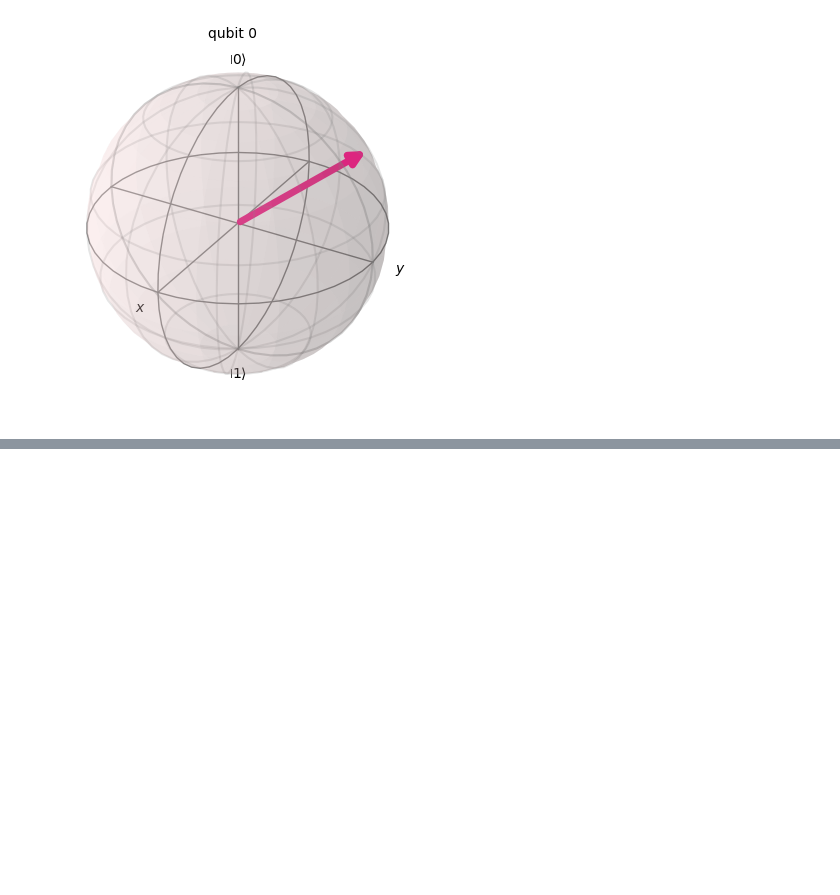
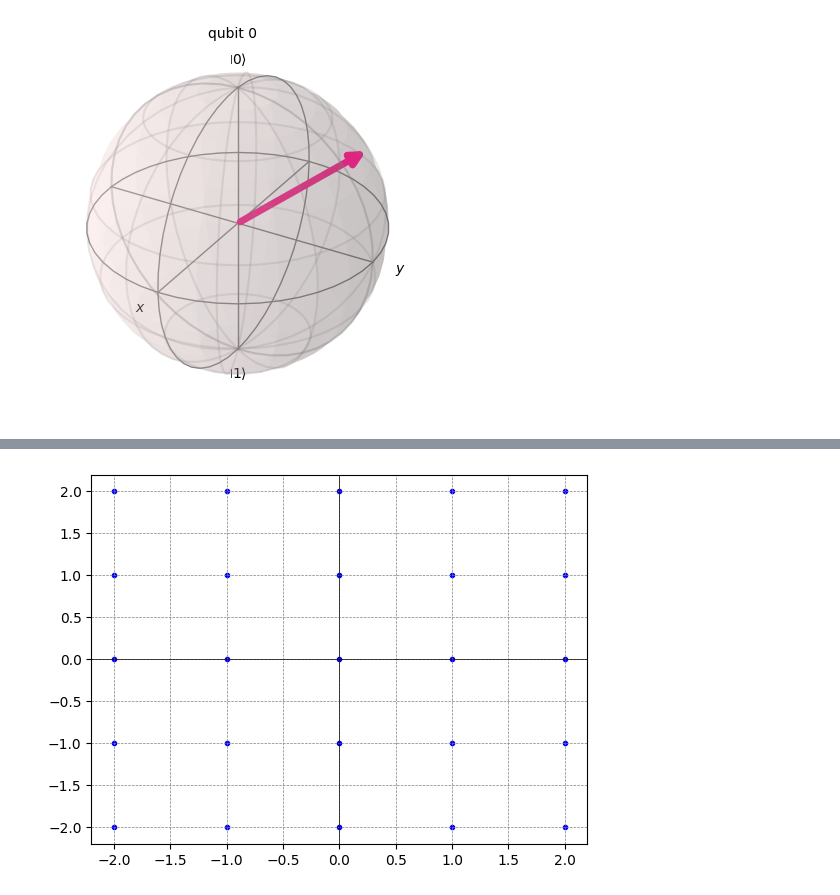
Before and after one commit to ksm999/Stereo, a Jupyter notebook: Sphere Scaling.ipynb, the cells around one changed output, grey strips where cells are left out. Cells and saved outputs as stored; diff of their text form; code cells hidden in the pictures; blank space fills up the shorter version.

```diff
--- a/Sphere Scaling.ipynb
+++ b/Sphere Scaling.ipynb
@@ -138,0 +171,10 @@ plot_bloch_multivector(state)
+# %%
+grid_size = 2
+
+# 격자 생성
+grid_points = create_grid(grid_size)
+
+# 격자 시각화
+plot_grid(grid_points)
+# %% [output]
+[figure, added]
```
Also changed, not shown: parts of 2 cells of this notebook, 2 other files.
